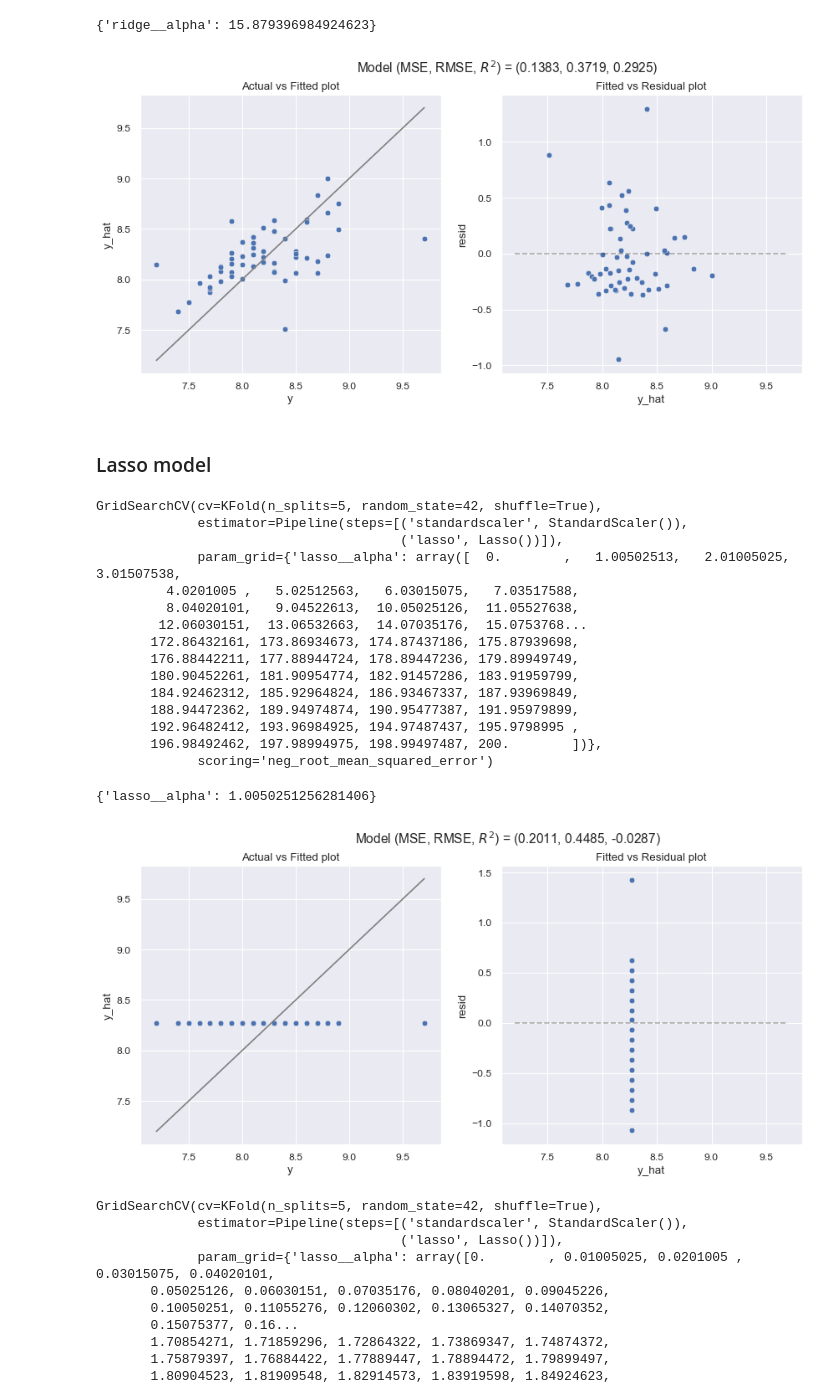
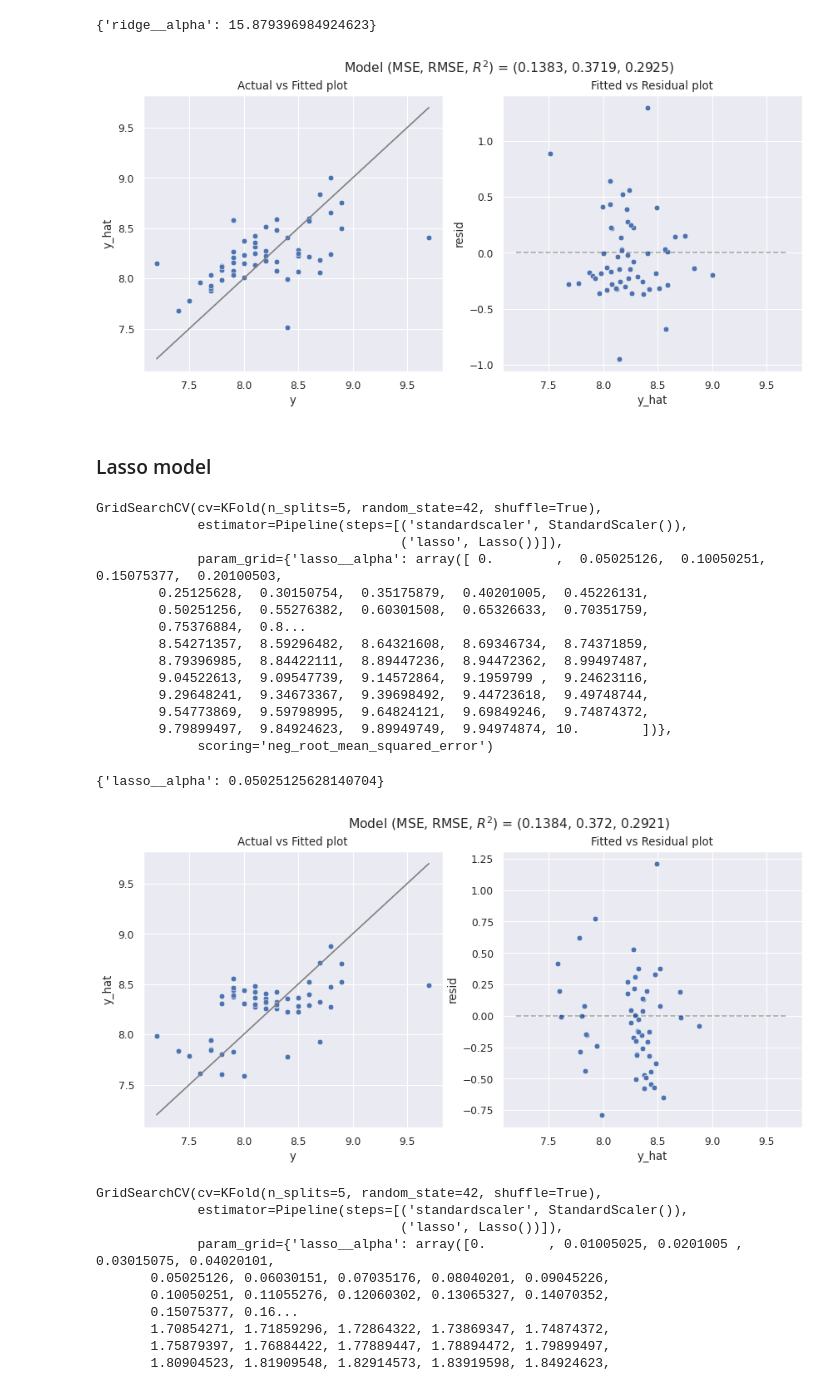
Before and after one commit to aliflo/office-episode-ratings-predictor, a Jupyter notebook: project_with_some_new_things.ipynb, the cells around one changed output. Saved outputs shown, nothing was run; the diff lists cells and outputs as text; code cells hidden in the pictures.

```diff
--- a/project_with_some_new_things.ipynb
+++ b/project_with_some_new_things.ipynb
@@ -87,6 +87,8 @@ The next four cells read and join the data from our four sources. We start with
 # %%
 # Read CSV file data
 data = pd.read_csv("the_office.csv")
+# Since total_votes is a dependent variable we immediately drop it
+data = data.drop('total_votes', axis=1)
 data_explore = data.copy()
 # %%
 with open('MLP_cold_opens.txt', 'r') as file:
@@ -582,7 +603,7 @@ print(gs_ridg3.best_params_)
 # %%
 model_pipeline_ridge = Pipeline([
     ('scaler', StandardScaler()),
-    ('model', Ridge(alpha=102.5))
+    ('model', Ridge(alpha=151.76))
 ])
 
 
@@ -639,11 +660,11 @@ model_pipeline_ridge.fit(X, y_train)
 
 mse, rmse, rsqr = model_fit(model_pipeline_ridge, X_t, y_test, plot=True)
 # %% [output]
-[figure, old version]
+[figure, new version]
 # %% [markdown]
 ### Lasso model
 # %%
-alphas = np.linspace(0, 200, num=200)
+alphas = np.linspace(0, 10, num=200)
 gs_lass0 = GridSearchCV(
     make_pipeline(
         StandardScaler(),
@@ -659,35 +680,34 @@ gs_lass0.fit(X_train, y_train)
 GridSearchCV(cv=KFold(n_splits=5, random_state=42, shuffle=True),
              estimator=Pipeline(steps=[('standardscaler', StandardScaler()),
                                        ('lasso', Lasso())]),
-             param_grid={'lasso__alpha': array([  0.        ,   1.00502513,   2.01005025,   3.01507538,
-         4.0201005 ,   5.02512563,   6.03015075,   7.03517588,
-         8.04020101,   9.04522613,  10.05025126,  11.05527638,
-        12.06030151,  13.06532663,  14.07035176,  15.0753768...
-       172.86432161, 173.86934673, 174.87437186, 175.87939698,
-       176.88442211, 177.88944724, 178.89447236, 179.89949749,
-       180.90452261, 181.90954774, 182.91457286, 183.91959799,
-       184.92462312, 185.92964824, 186.93467337, 187.93969849,
-       188.94472362, 189.94974874, 190.95477387, 191.95979899,
-       192.96482412, 193.96984925, 194.97487437, 195.9798995 ,
-       196.98492462, 197.98994975, 198.99497487, 200.        ])},
+             param_grid={'lasso__alpha': array([ 0.        ,  0.05025126,  0.10050251,  0.15075377,  0.20100503,
+        0.25125628,  0.30150754,  0.35175879,  0.40201005,  0.45226131,
+        0.50251256,  0.55276382,  0.60301508,  0.65326633,  0.70351759,
+        0.75376884,  0.8...
+        8.54271357,  8.59296482,  8.64321608,  8.69346734,  8.74371859,
+        8.79396985,  8.84422111,  8.89447236,  8.94472362,  8.99497487,
+        9.04522613,  9.09547739,  9.14572864,  9.1959799 ,  9.24623116,
+        9.29648241,  9.34673367,  9.39698492,  9.44723618,  9.49748744,
+        9.54773869,  9.59798995,  9.64824121,  9.69849246,  9.74874372,
+        9.79899497,  9.84924623,  9.89949749,  9.94974874, 10.        ])},
              scoring='neg_root_mean_squared_error')
 # %%
 print(gs_lass0.best_params_)
 # %% [output]
-{'lasso__alpha': 1.0050251256281406}
+{'lasso__alpha': 0.05025125628140704}
 # %%
 model_pipeline_lasso = Pipeline([
     ('scaler', StandardScaler()),
-    ('model', Lasso(alpha=1))
+    ('model', Lasso(alpha=0.05))
 ])
 
 
 # Fitting the model
 model_pipeline_lasso.fit(X_train, y_train)
 
 mse, rmse, rsqr = model_fit(model_pipeline_lasso, X_test, y_test, plot=True)
 # %% [output]
-[figure, old version]
+[figure, new version]
 # %%
 X_t = X_test[['season', 'n_directions', 'n_words', 'n_speak_char', 'cold_open', 'jim_pranks', 'pam_and_jim_key_episode', 'month',]]
 X = X_train[['season', 'n_directions', 'n_words', 'n_speak_char', 'cold_open', 'jim_pranks', 'pam_and_jim_key_episode', 'month',]]
```
Also changed, not shown: parts of 32 cells of this notebook.
